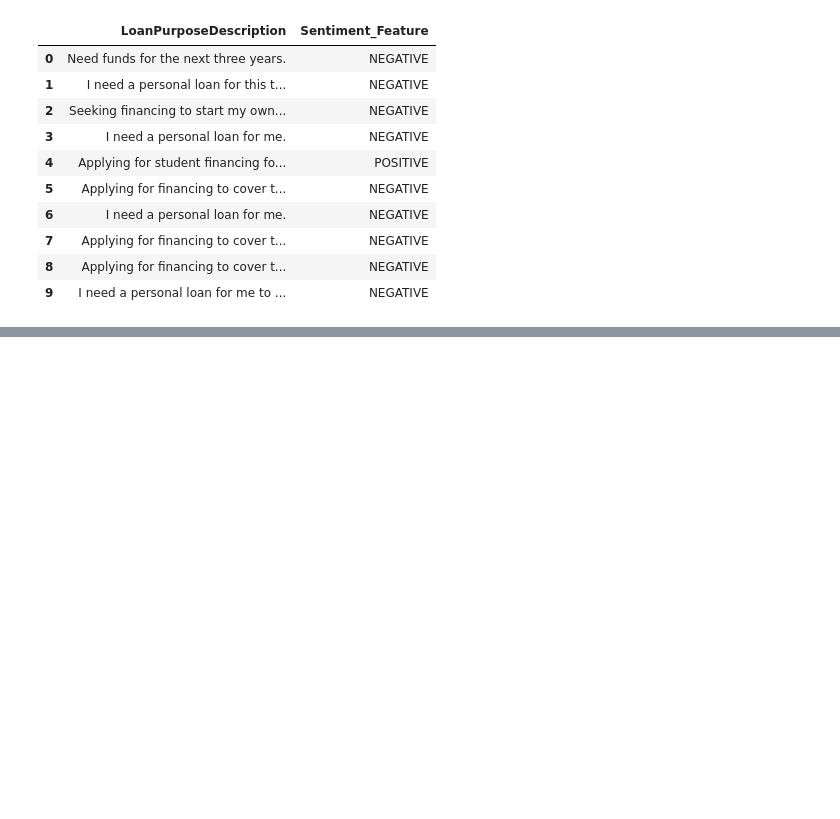
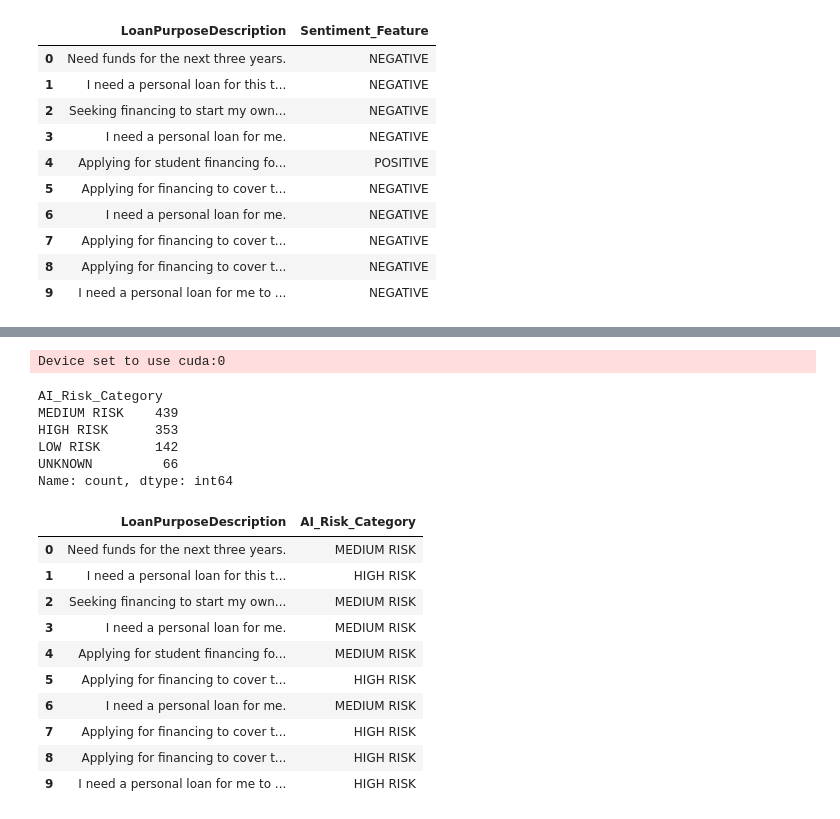
Before and after one commit to Aireenelz/WIE3007-DMW-Group6, a Jupyter notebook: xgboost_feature_engineering.ipynb, the cells around one changed output, grey strips where cells are left out. Drawn from its saved outputs; the diff is of its cells as text; code cells hidden in the pictures; blank space fills up the shorter version.

```diff
--- a/xgboost_feature_engineering.ipynb
+++ b/xgboost_feature_engineering.ipynb
@@ -137,0 +142,53 @@ Name: count, dtype: int64
+# %%
+# load the Zero-Shot Classification Pipeline (BART-Large)
+risk_classifier = pipeline("zero-shot-classification", model="facebook/bart-large-mnli")
+
+def get_risk_category(text):
+    # Handle missing data
+    if pd.isna(text) or text == "" or text == "None":
+        return "UNKNOWN"
+
+    text_lower = str(text).lower()
+
+    # Financial Domain Keywords (Fast Logic)
+    high_risk_words = ['emergency', 'medical', 'struggling', 'bills', 'overdue', 'debt', 'urgent', 'crisis']
+    low_risk_words = ['expansion', 'investment', 'growth', 'business', 'mortgage', 'assets', 'startup']
+
+    if any(word in text_lower for word in high_risk_words):
+        return "HIGH RISK"
+    if any(word in text_lower for word in low_risk_words):
+        return "LOW RISK"
+
+    # AI Fallback (For descriptions that are hard to judge)
+    try:
+        candidate_labels = ["high risk", "medium risk", "low risk"]
+        result = risk_classifier(text[:512], candidate_labels)
+        return result['labels'][0].upper() # Returns the label with the highest score
+    except:
+        return "MEDIUM RISK"
+
+# Apply the risk categorization (Applying to all, but AI part only triggers if keywords fail)
+df['AI_Risk_Category'] = df['LoanPurposeDescription'].apply(get_risk_category)
+
+# Check the results
+print(df['AI_Risk_Category'].value_counts())
+df[['LoanPurposeDescription', 'AI_Risk_Category']].head(10)
+# %% [output]
+Device set to use cuda:0
+AI_Risk_Category
+MEDIUM RISK    439
+HIGH RISK      353
+LOW RISK       142
+UNKNOWN         66
+Name: count, dtype: int64
+|  | LoanPurposeDescription | AI_Risk_Category |
+| 0 | Need funds for the next three years. | MEDIUM RISK |
+| 1 | I need a personal loan for this t... | HIGH RISK |
+| 2 | Seeking financing to start my own... | MEDIUM RISK |
+| 3 | I need a personal loan for me. | MEDIUM RISK |
+| 4 | Applying for student financing fo... | MEDIUM RISK |
+| 5 | Applying for financing to cover t... | HIGH RISK |
+| 6 | I need a personal loan for me. | MEDIUM RISK |
+| 7 | Applying for financing to cover t... | HIGH RISK |
+| 8 | Applying for financing to cover t... | HIGH RISK |
+| 9 | I need a personal loan for me to ... | HIGH RISK |
```
Also changed, not shown: parts of 2 cells of this notebook.
